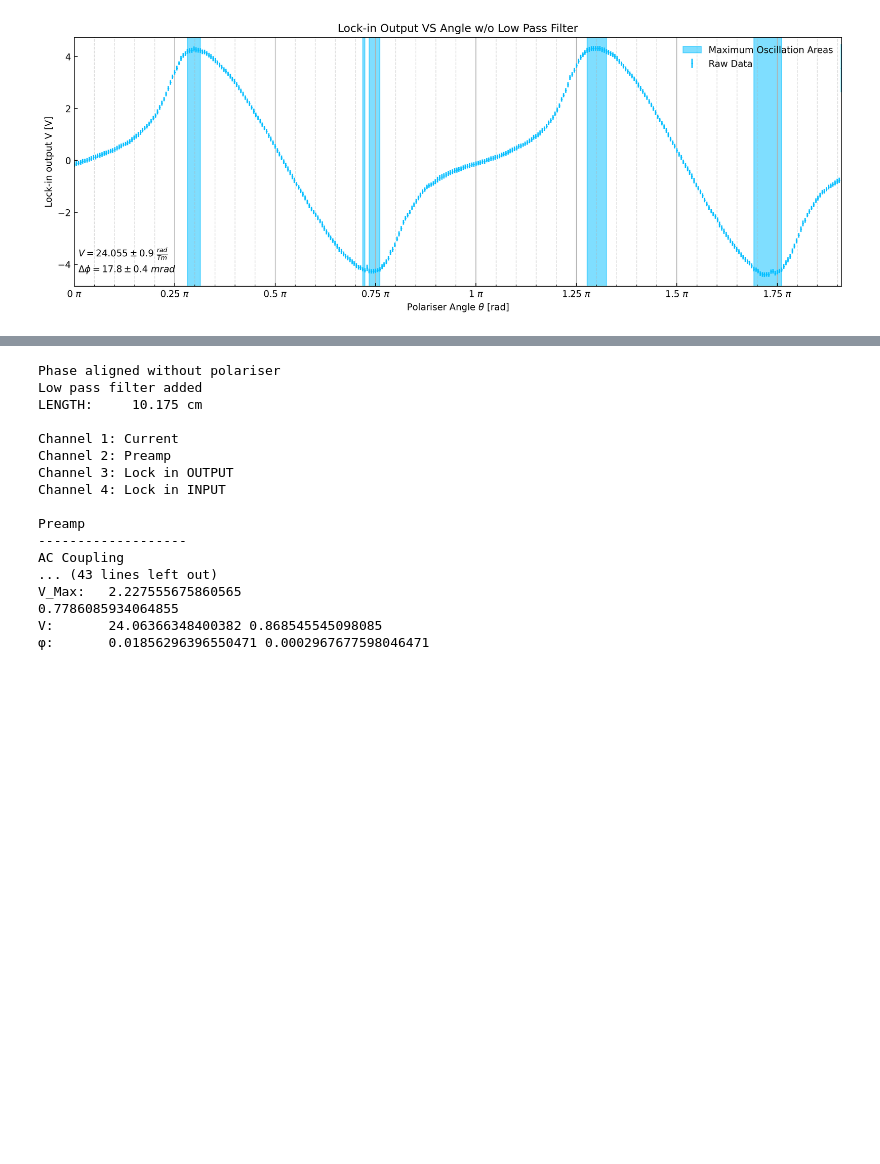
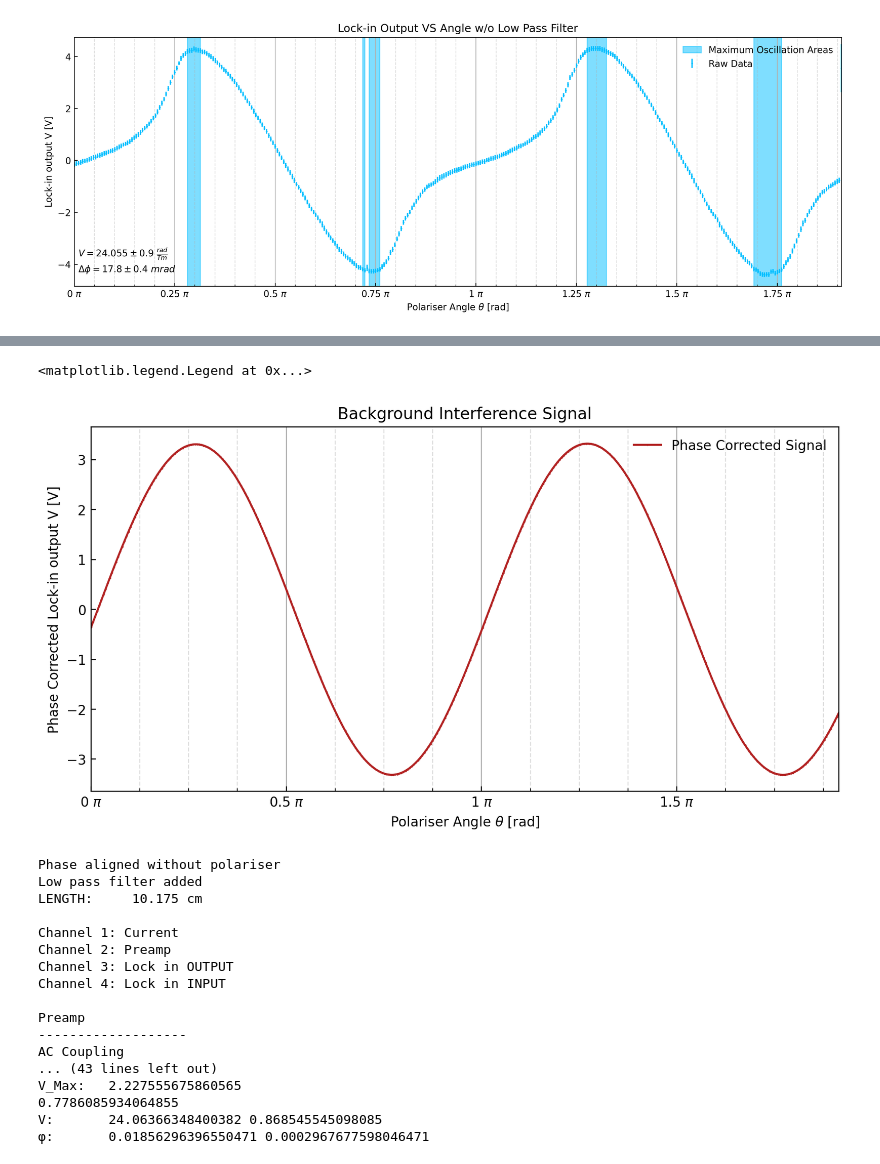
Before and after one commit to PanosEconomou/advanced-lab, a Jupyter notebook: 2.Faraday-Rotation/1.Lab-Data/7.FARADAY__Mar-29-2021__14-40-24/7.AC_ANALYSIS.ipynb, the cells around one changed output, grey strips where cells are left out. Drawn from its saved outputs; the diff is of its cells as text; code cells hidden in the pictures; blank space fills up the shorter version.

```diff
--- a/2.Faraday-Rotation/1.Lab-Data/7.FARADAY__Mar-29-2021__14-40-24/7.AC_ANALYSIS.ipynb
+++ b/2.Faraday-Rotation/1.Lab-Data/7.FARADAY__Mar-29-2021__14-40-24/7.AC_ANALYSIS.ipynb
@@ -362,3 +402,34 @@ ax.xaxis.set_major_formatter(matplotlib.ticker.FormatStrFormatter('%g $\pi$'))
+# %%
+# To test if our iFFT was sucessful we can subtract the background from the voltage
+
+# Plot it
+fig = plt.figure(figsize = (10,5),dpi=200)
+ax = fig.add_subplot(111)
+
+ax.plot(angles/np.pi,voltage - FF,marker='.',ms=1,c='firebrick',label='Phase Corrected Signal')
+
+# Make the figure look pretty
+ax.set_xlim(min(angles)/np.pi, max(angles)/np.pi)
+ax.set_ylim(min(voltage - FF)*1.1,max(voltage - FF)*1.1)
+grid_x_major = np.arange(min(angles)/np.pi, max(angles)/np.pi, 1/2)
+grid_x_minor = np.arange(min(angles)/np.pi, max(angles)/np.pi, 1/8)
+
+ax.set_title('Background Interference Signal')
+ax.set_xlabel(r'Polariser Angle $\theta$ [rad]')
+ax.set_ylabel(r'Phase Corrected Lock-in output V [V]')
+
+ax.set_xticks(grid_x_major)
+ax.set_xticks(grid_x_minor,minor=True)
+ax.xaxis.grid(True, which='both')
+ax.grid(which='minor', alpha=0.4, linestyle='--')
+ax.tick_params(axis="both",which="both", direction="in")
+ax.xaxis.set_major_formatter(matplotlib.ticker.FormatStrFormatter('%g $\pi$'))
+
+
+ax.legend(frameon = False)
+# %% [output]
+<matplotlib.legend.Legend at 0x...>
+[figure, added]
 # %%
 # Set the directory with the measurements
 directory = 'AC_VERDET_ROD_LPF'
```
Also changed, not shown: parts of 2 cells of this notebook, 6 other files.
